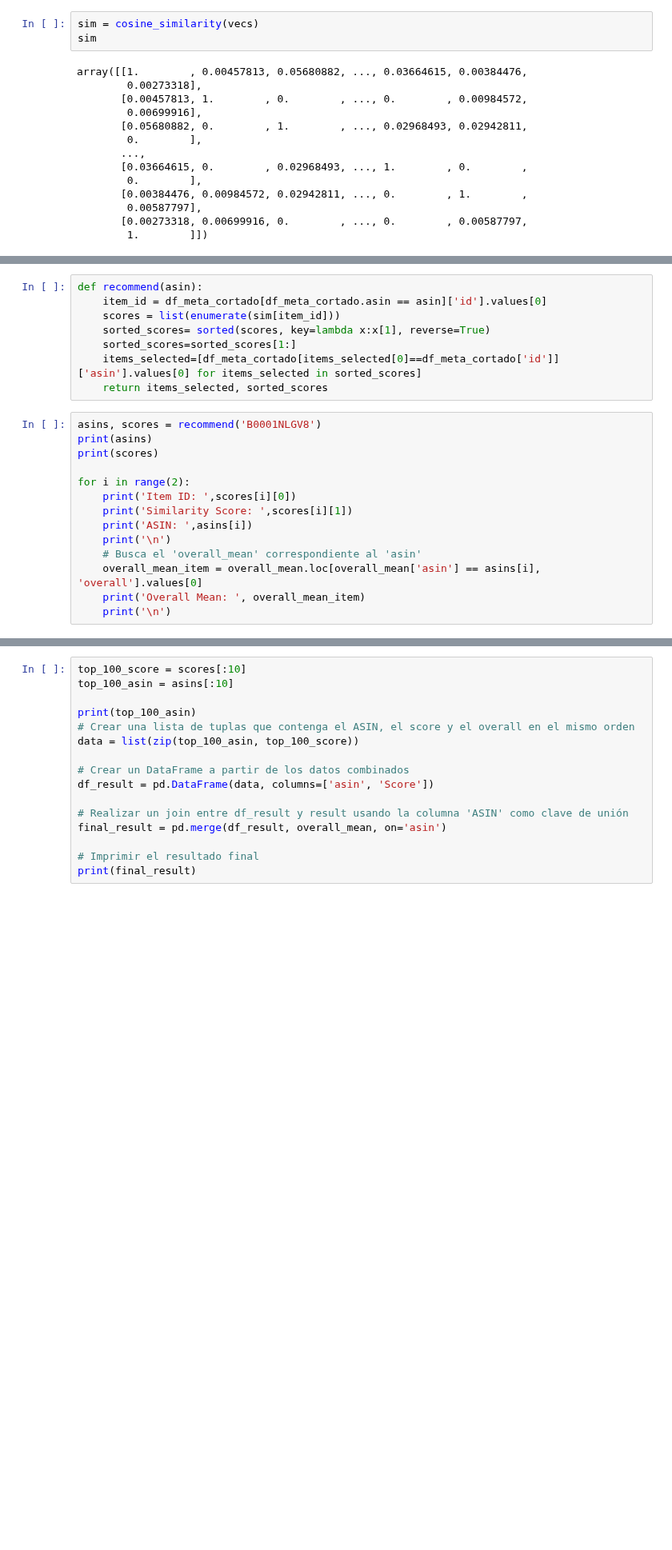
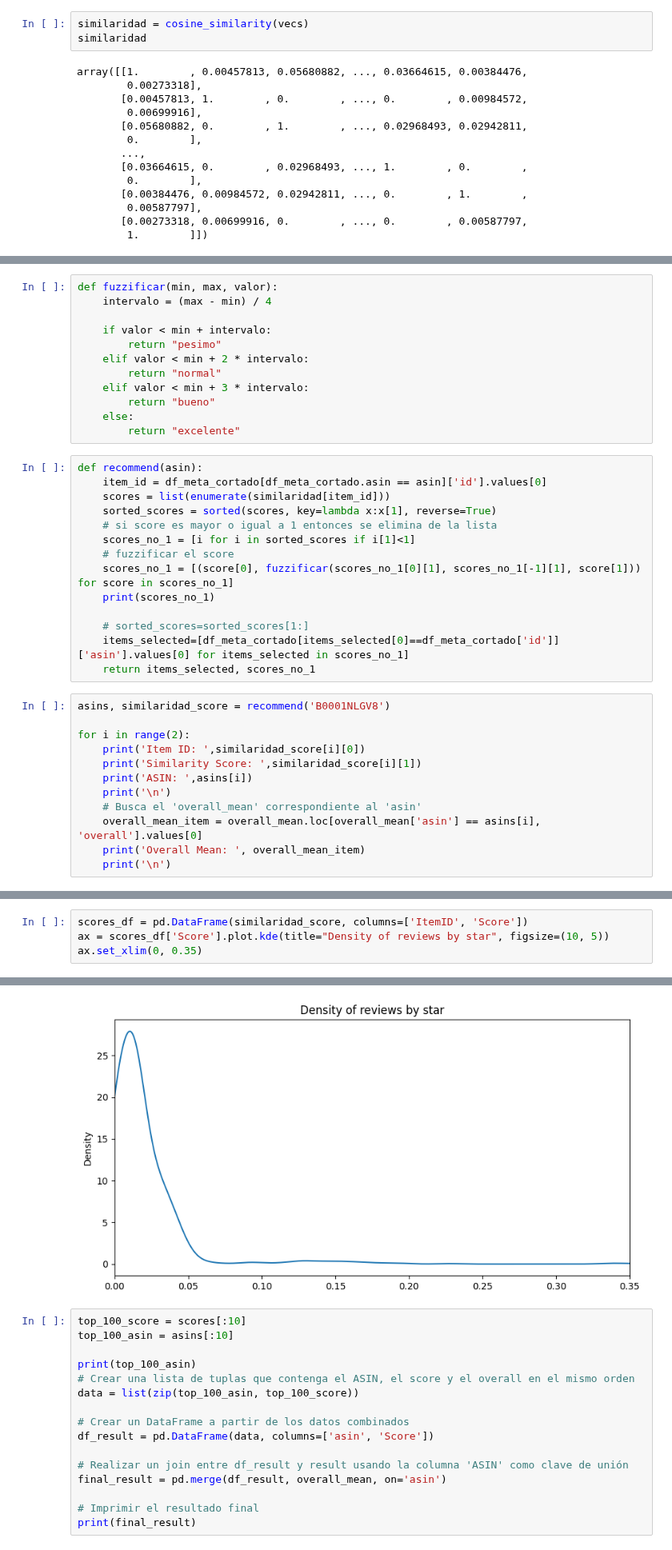
Before and after one commit to EmilioGinzo/fuzzy-recommendation-system-, a Jupyter notebook: analisis.ipynb, the cells around one changed output, grey strips where cells are left out. Shown at 80% size. Cells and saved outputs as stored; diff of their text form; blank space fills up the shorter version.

Commit message:
fuzzificando el similarity score

```diff
--- a/analisis.ipynb
+++ b/analisis.ipynb
@@ -162,8 +165,8 @@ vecs.shape
 # %%
 from sklearn.metrics.pairwise import cosine_similarity
 # %%
-sim = cosine_similarity(vecs)
-sim
+similaridad = cosine_similarity(vecs)
+similaridad
 # %% [output]
 array([[1.        , 0.00457813, 0.05680882, ..., 0.03664615, 0.00384476,
         0.00273318],
@@ -184,22 +187,38 @@ df_meta_cortado.head(2)
 |  | title | brand | feature | rank | date | asin | imageURL | imageURLHighRes | description | price | ... |
 | 0 | Slime Time Fall Fest [With CDROM ... | Group Publishing (CO) | [Product Dimensions:\n \n8.... | 13,052,976inClothing,Shoesamp;Jew... | 8.70 inches | 0764443682 | [https://images-na.ssl-images-ama... | [https://images-na.ssl-images-ama... | NaN | NaN | ... |
 | 1 | XCC Qi promise new spider snake p... | NaN | NaN | 11,654,581inClothing,Shoesamp;Jew... | 5 star | 1291691480 | [https://images-na.ssl-images-ama... | [https://images-na.ssl-images-ama... | NaN | NaN | ... |
+# %%
+def fuzzificar(min, max, valor):
+    intervalo = (max - min) / 4
+
+    if valor < min + intervalo:
+        return "pesimo"
+    elif valor < min + 2 * intervalo:
+        return "normal"
+    elif valor < min + 3 * intervalo:
+        return "bueno"
+    else:
+        return "excelente"
 # %%
 def recommend(asin):
     item_id = df_meta_cortado[df_meta_cortado.asin == asin]['id'].values[0]
-    scores = list(enumerate(sim[item_id]))
-    sorted_scores= sorted(scores, key=lambda x:x[1], reverse=True)
-    sorted_scores=sorted_scores[1:]
-    items_selected=[df_meta_cortado[items_selected[0]==df_meta_cortado['id']]['asin'].values[0] for items_selected in sorted_scores]
-    return items_selected, sorted_scores
+    scores = list(enumerate(similaridad[item_id]))
+    sorted_scores = sorted(scores, key=lambda x:x[1], reverse=True)
+    # si score es mayor o igual a 1 entonces se elimina de la lista
+    scores_no_1 = [i for i in sorted_scores if i[1]<1]
+    # fuzzificar el score
+    scores_no_1 = [(score[0], fuzzificar(scores_no_1[0][1], scores_no_1[-1][1], score[1])) for score in scores_no_1]
+    print(scores_no_1)
+
+    # sorted_scores=sorted_scores[1:]
+    items_selected=[df_meta_cortado[items_selected[0]==df_meta_cortado['id']]['asin'].values[0] for items_selected in scores_no_1]
+    return items_selected, scores_no_1
 # %%
-asins, scores = recommend('B0001NLGV8')
-print(asins)
-print(scores)
+asins, similaridad_score = recommend('B0001NLGV8')
 
 for i in range(2):
-    print('Item ID: ',scores[i][0])
-    print('Similarity Score: ',scores[i][1])
+    print('Item ID: ',similaridad_score[i][0])
+    print('Similarity Score: ',similaridad_score[i][1])
     print('ASIN: ',asins[i])
     print('\n')
     # Busca el 'overall_mean' correspondiente al 'asin'
@@ -223,3 +241,8 @@ ASIN:  B0001NLHUS
 
 
 Overall Mean:  3.0
+# %%
+scores_df = pd.DataFrame(similaridad_score, columns=['ItemID', 'Score'])
+ax = scores_df['Score'].plot.kde(title="Density of reviews by star", figsize=(10, 5))
+ax.set_xlim(0, 0.35)
+# %% [output]
@@ -226,3 +250,4 @@ Overall Mean:  3.0
+[figure, added]
 # %%
 top_100_score = scores[:10]
 top_100_asin = asins[:10]
```
Also changed, not shown: parts of 5 cells of this notebook.
